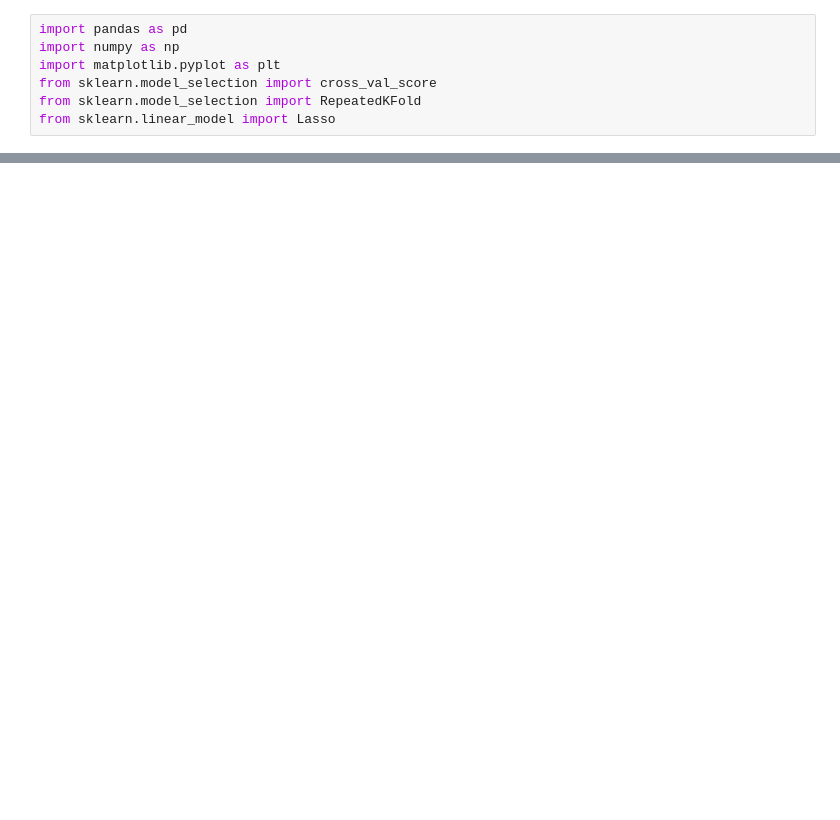
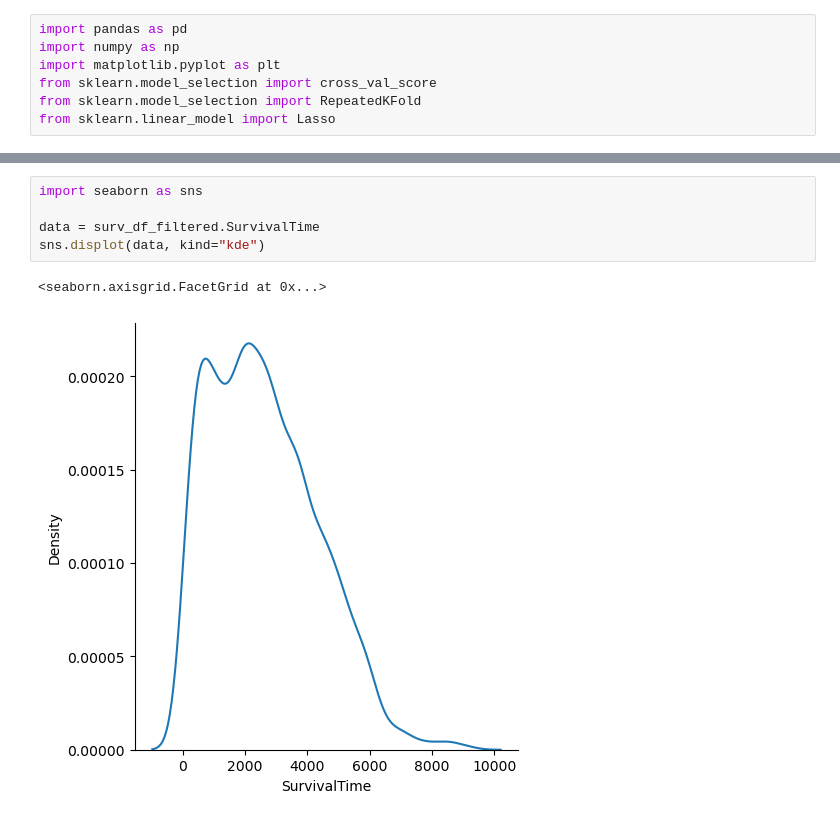
Before and after one commit to Chih-Fan/gene_exp_VAE, a Jupyter notebook: LASSO.ipynb, the cells around one changed output, grey strips where cells are left out. Drawn from its saved outputs; the diff is of its cells as text; blank space fills up the shorter version.

```diff
--- a/LASSO.ipynb
+++ b/LASSO.ipynb
@@ -14 +53,9 @@ gene_exp_df_labeled_transposed = gene_exp_df_labeled.T
+# %%
+import seaborn as sns
+
+data = surv_df_filtered.SurvivalTime
+sns.displot(data, kind="kde")
+# %% [output]
+<seaborn.axisgrid.FacetGrid at 0x...>
+[figure, added]
 # %%
```
Also changed, not shown: parts of 12 cells of this notebook.
